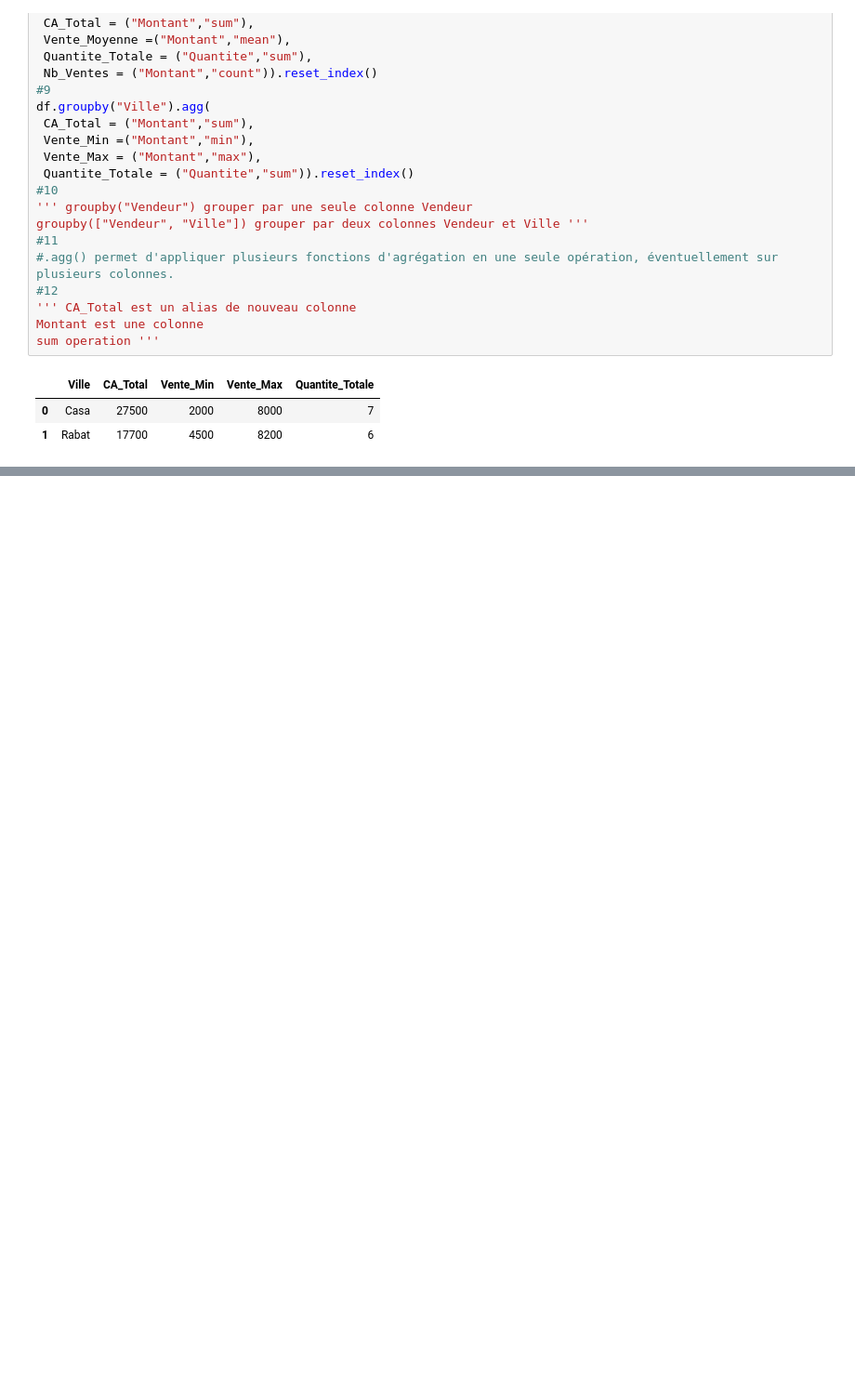
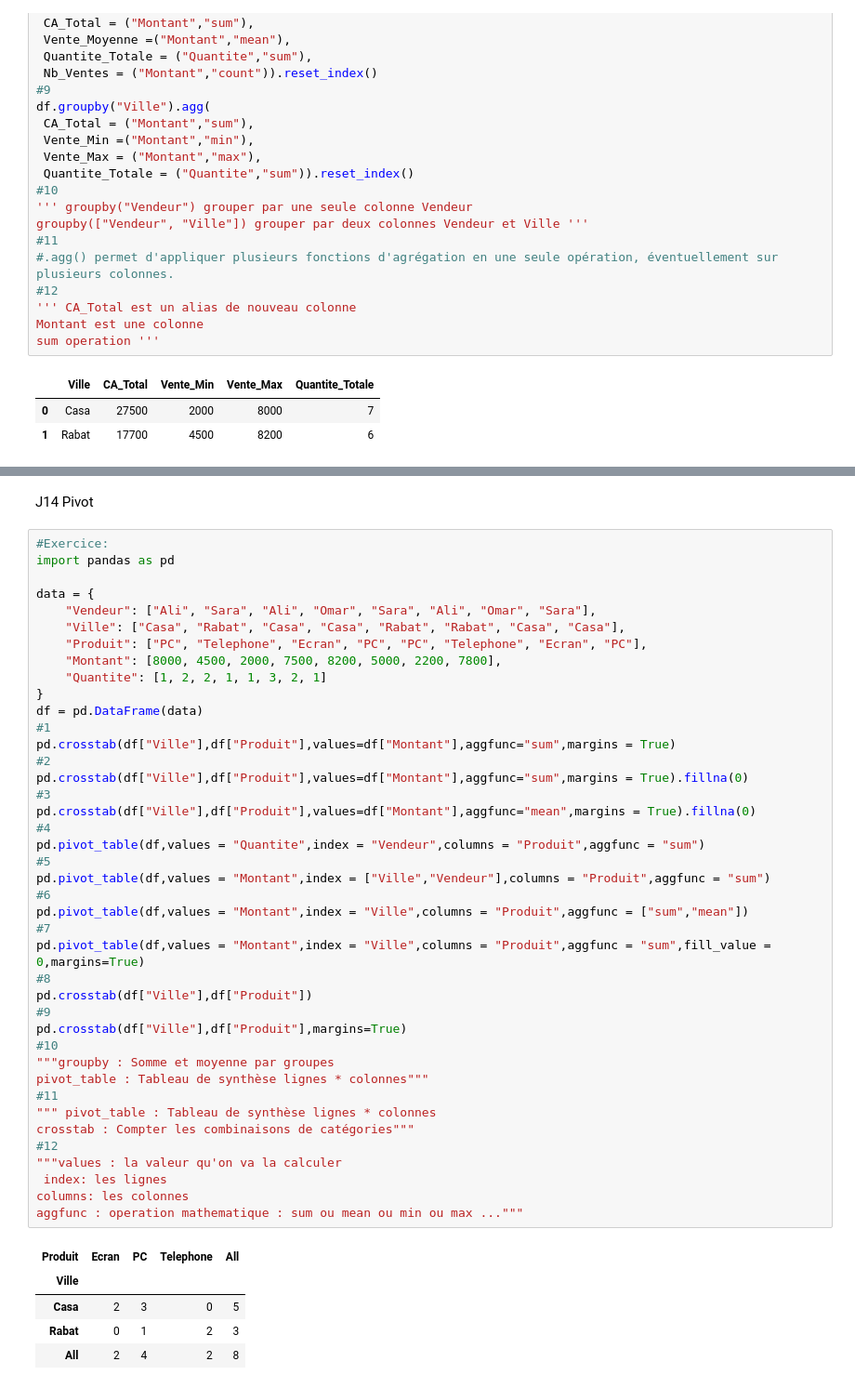
Before and after one commit to echadlitaha/python-data-science, a Jupyter notebook: Septembre/02_pandas/J6_pandas.ipynb, the cells around one changed output, grey strips where cells are left out. Shown at 93% size. Saved outputs shown, nothing was run; the diff lists cells and outputs as text; blank space fills up the shorter version.

```diff
--- a/Septembre/02_pandas/J6_pandas.ipynb
+++ b/Septembre/02_pandas/J6_pandas.ipynb
@@ -683,0 +899,49 @@ sum operation '''
+# %% [markdown]
+J14	 Pivot
+# %%
+#Exercice:
+import pandas as pd
+
+data = {
+    "Vendeur": ["Ali", "Sara", "Ali", "Omar", "Sara", "Ali", "Omar", "Sara"],
+    "Ville": ["Casa", "Rabat", "Casa", "Casa", "Rabat", "Rabat", "Casa", "Casa"],
+    "Produit": ["PC", "Telephone", "Ecran", "PC", "PC", "Telephone", "Ecran", "PC"],
+    "Montant": [8000, 4500, 2000, 7500, 8200, 5000, 2200, 7800],
+    "Quantite": [1, 2, 2, 1, 1, 3, 2, 1]
+}
+df = pd.DataFrame(data)
+#1
+pd.crosstab(df["Ville"],df["Produit"],values=df["Montant"],aggfunc="sum",margins = True)
+#2
+pd.crosstab(df["Ville"],df["Produit"],values=df["Montant"],aggfunc="sum",margins = True).fillna(0)
+#3
+pd.crosstab(df["Ville"],df["Produit"],values=df["Montant"],aggfunc="mean",margins = True).fillna(0)
+#4
+pd.pivot_table(df,values = "Quantite",index = "Vendeur",columns = "Produit",aggfunc = "sum")
+#5
+pd.pivot_table(df,values = "Montant",index = ["Ville","Vendeur"],columns = "Produit",aggfunc = "sum")
+#6
+pd.pivot_table(df,values = "Montant",index = "Ville",columns = "Produit",aggfunc = ["sum","mean"])
+#7
+pd.pivot_table(df,values = "Montant",index = "Ville",columns = "Produit",aggfunc = "sum",fill_value = 0,margins=True)
+#8
+pd.crosstab(df["Ville"],df["Produit"])
+#9
+pd.crosstab(df["Ville"],df["Produit"],margins=True)
+#10
+"""groupby : Somme et moyenne par groupes
+pivot_table : Tableau de synthèse lignes * colonnes"""
+#11
+""" pivot_table : Tableau de synthèse lignes * colonnes
+crosstab : Compter les combinaisons de catégories"""
+#12
+"""values : la valeur qu'on va la calculer
+ index: les lignes
+columns: les colonnes
+aggfunc : operation mathematique : sum ou mean ou min ou max ..."""
+# %% [output]
+| Produit | Ecran | PC | Telephone | All |
+| Ville |  |  |  |  |
+| Casa | 2 | 3 | 0 | 5 |
+| Rabat | 0 | 1 | 2 | 3 |
+| All | 2 | 4 | 2 | 8 |
```
Also changed, not shown: parts of 5 cells of this notebook, 2 other files.
